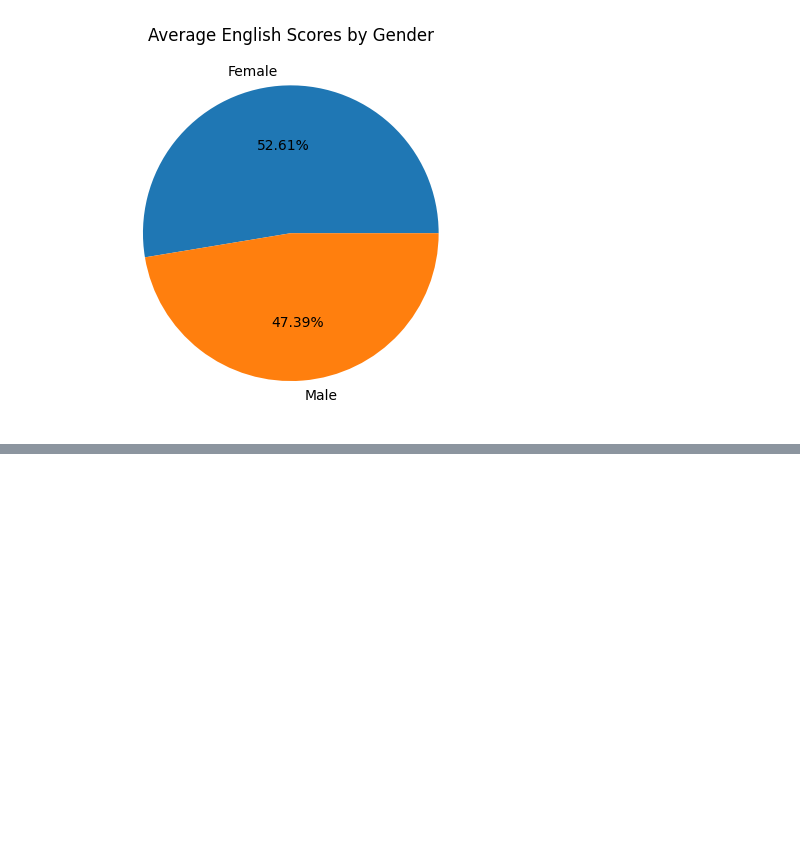
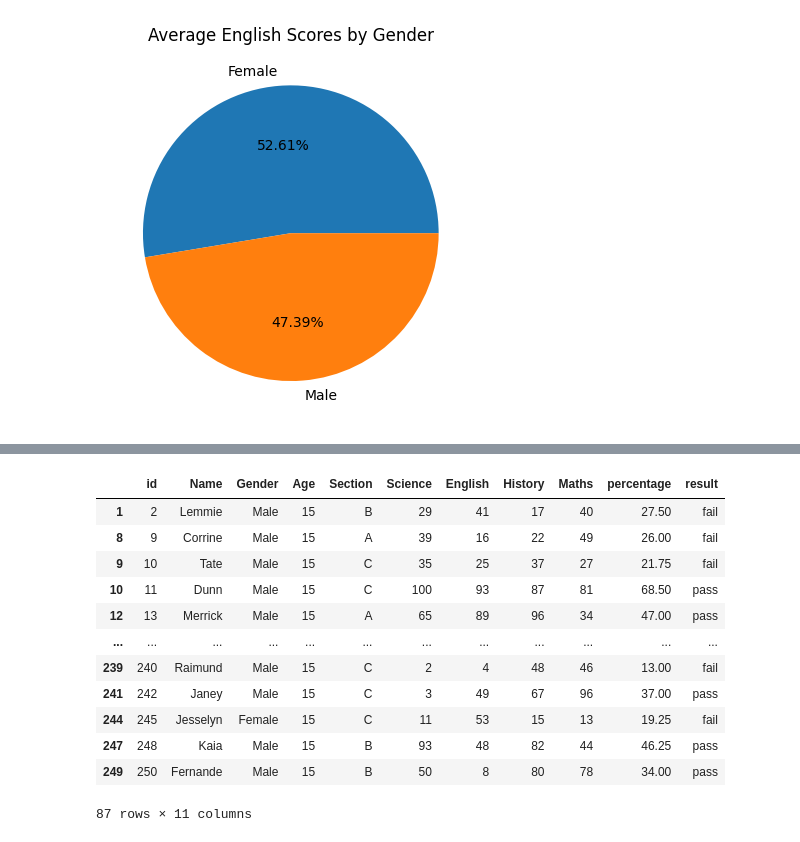
Before and after one commit to Balu-Palle/jupyterNotebook, a Jupyter notebook: 1.ipynb, the cells around one changed output, grey strips where cells are left out. Drawn from its saved outputs; the diff is of its cells as text; code cells hidden in the pictures; blank space fills up the shorter version.

```diff
--- a/1.ipynb
+++ b/1.ipynb
@@ -127,0 +260,17 @@ df.groupby('Gender')['English'].mean().plot(kind='pie',title='Average English Sc
+# %%
+#List students whose Age is greater than 14.
+df[df['Age']>14]
+# %% [output]
+|  | id | Name | Gender | Age | Section | Science | English | History | Maths | percentage | result |
+| 1 | 2 | Lemmie | Male | 15 | B | 29 | 41 | 17 | 40 | 27.50 | fail |
+| 8 | 9 | Corrine | Male | 15 | A | 39 | 16 | 22 | 49 | 26.00 | fail |
+| 9 | 10 | Tate | Male | 15 | C | 35 | 25 | 37 | 27 | 21.75 | fail |
+| 10 | 11 | Dunn | Male | 15 | C | 100 | 93 | 87 | 81 | 68.50 | pass |
+| 12 | 13 | Merrick | Male | 15 | A | 65 | 89 | 96 | 34 | 47.00 | pass |
+| ... | ... | ... | ... | ... | ... | ... | ... | ... | ... | ... | ... |
+| 239 | 240 | Raimund | Male | 15 | C | 2 | 4 | 48 | 46 | 13.00 | fail |
+| 241 | 242 | Janey | Male | 15 | C | 3 | 49 | 67 | 96 | 37.00 | pass |
+| 244 | 245 | Jesselyn | Female | 15 | C | 11 | 53 | 15 | 13 | 19.25 | fail |
+| 247 | 248 | Kaia | Male | 15 | B | 93 | 48 | 82 | 44 | 46.25 | pass |
+| 249 | 250 | Fernande | Male | 15 | B | 50 | 8 | 80 | 78 | 34.00 | pass |
+87 rows × 11 columns
```
Also changed, not shown: parts of 17 cells of this notebook.
